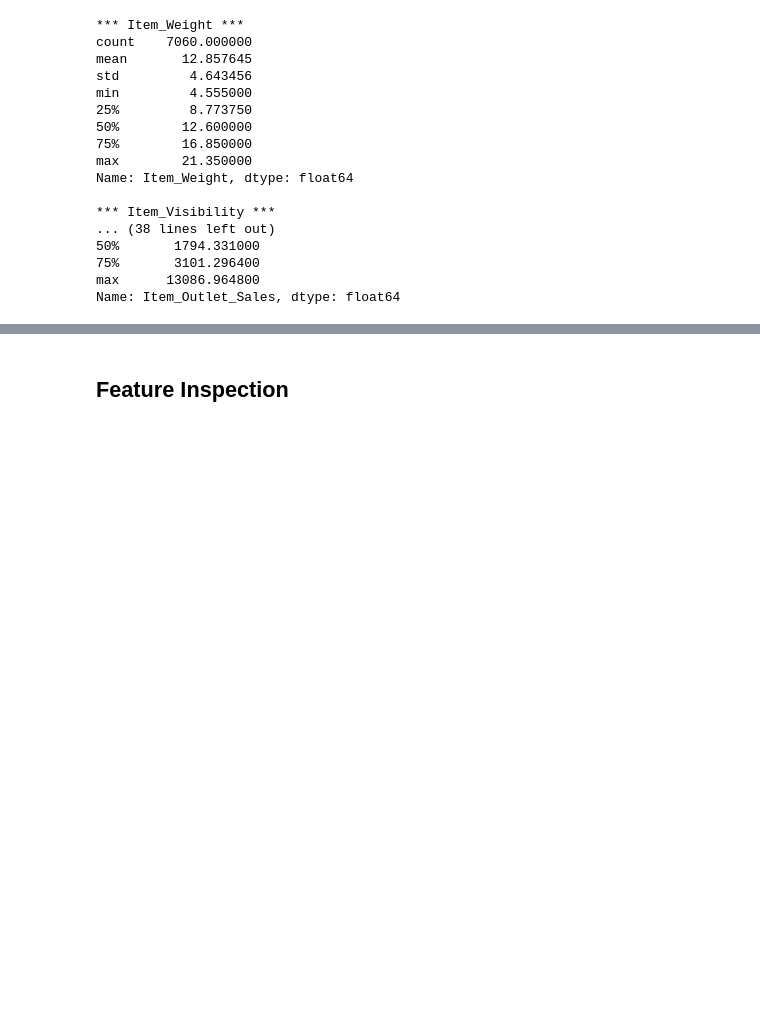
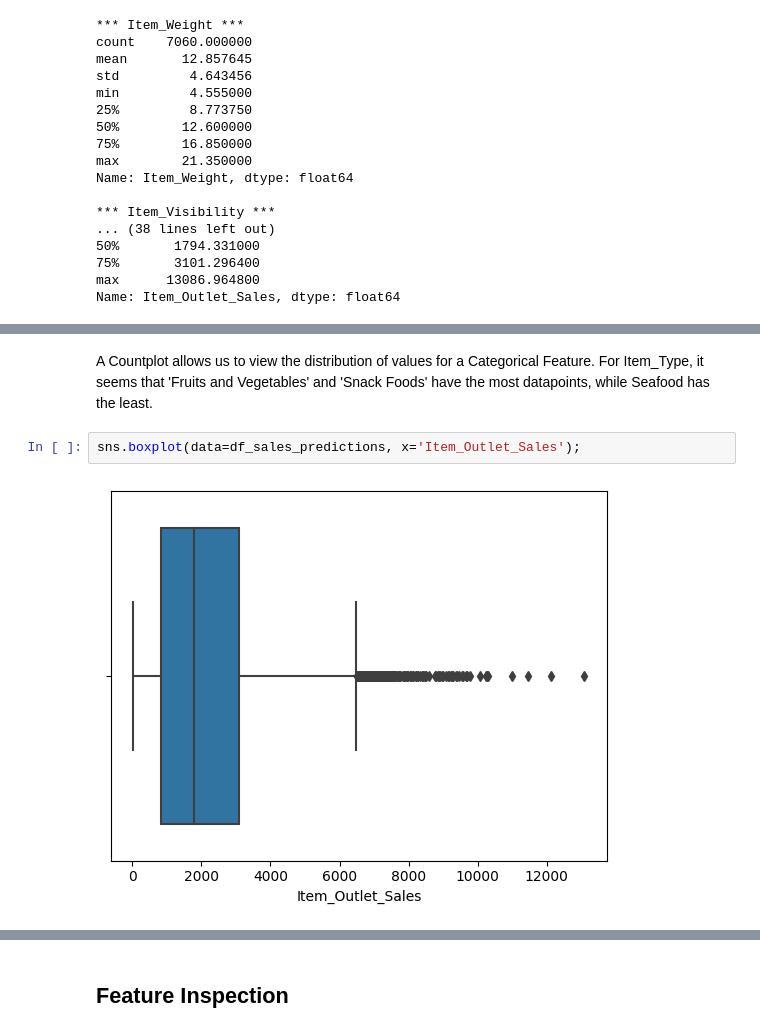
Before and after one commit to YoungVoid/Prediction-of-Product-Sales, a Jupyter notebook: Prediction_of_Product_Sales.ipynb, the cells around one changed output, grey strips where cells are left out. Cells and saved outputs as stored; diff of their text form; blank space fills up the shorter version.

```diff
--- a/Prediction_of_Product_Sales.ipynb
+++ b/Prediction_of_Product_Sales.ipynb
@@ -356,0 +367,6 @@ Name: Item_Outlet_Sales, dtype: float64
+# %% [markdown]
+A Countplot allows us to view the distribution of values for a Categorical Feature. For Item_Type, it seems that 'Fruits and Vegetables' and 'Snack Foods' have the most datapoints, while Seafood has the least.
+# %%
+sns.boxplot(data=df_sales_predictions, x='Item_Outlet_Sales');
+# %% [output]
+[figure, added]
```
Also changed, not shown: parts of 12 cells of this notebook.
